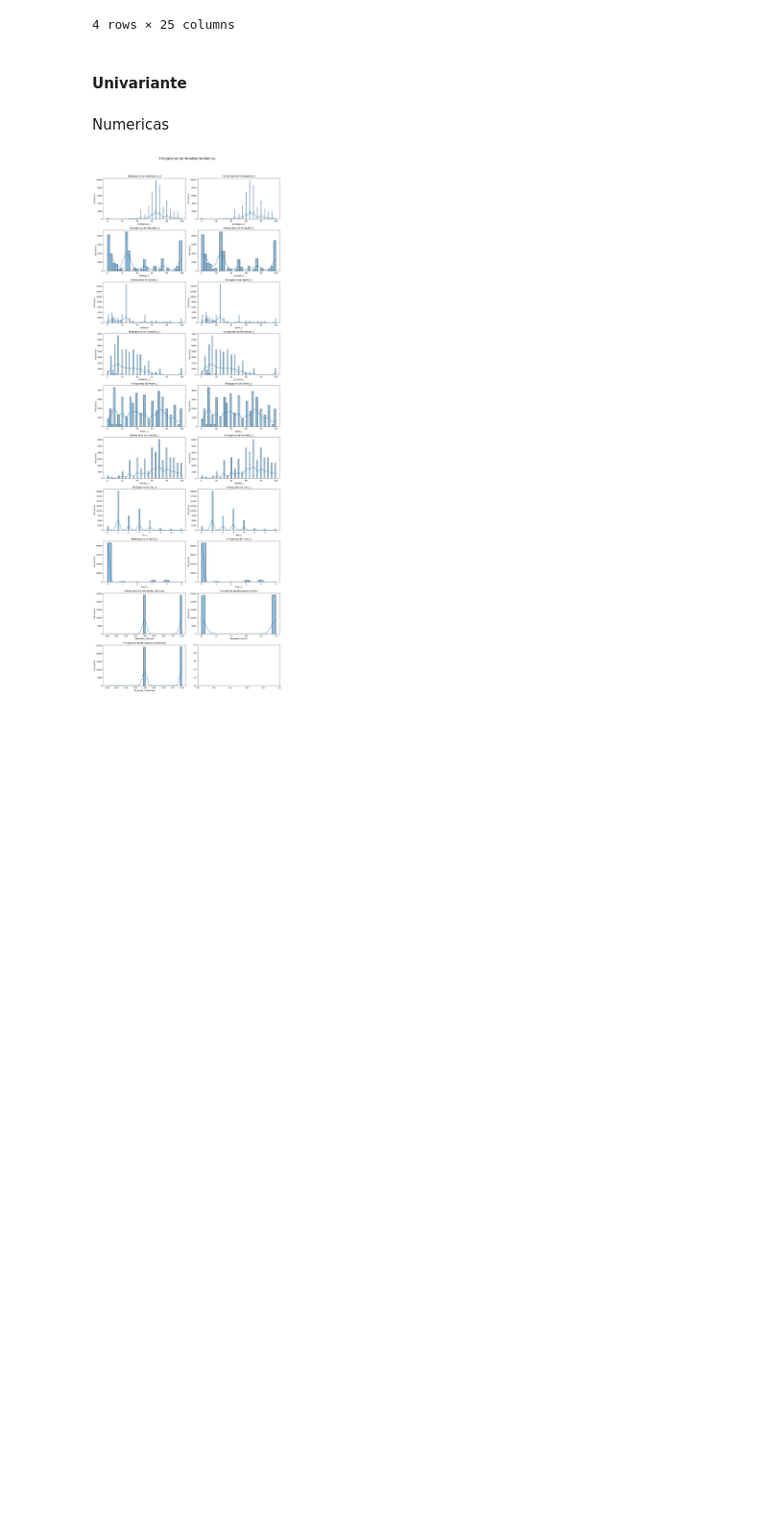
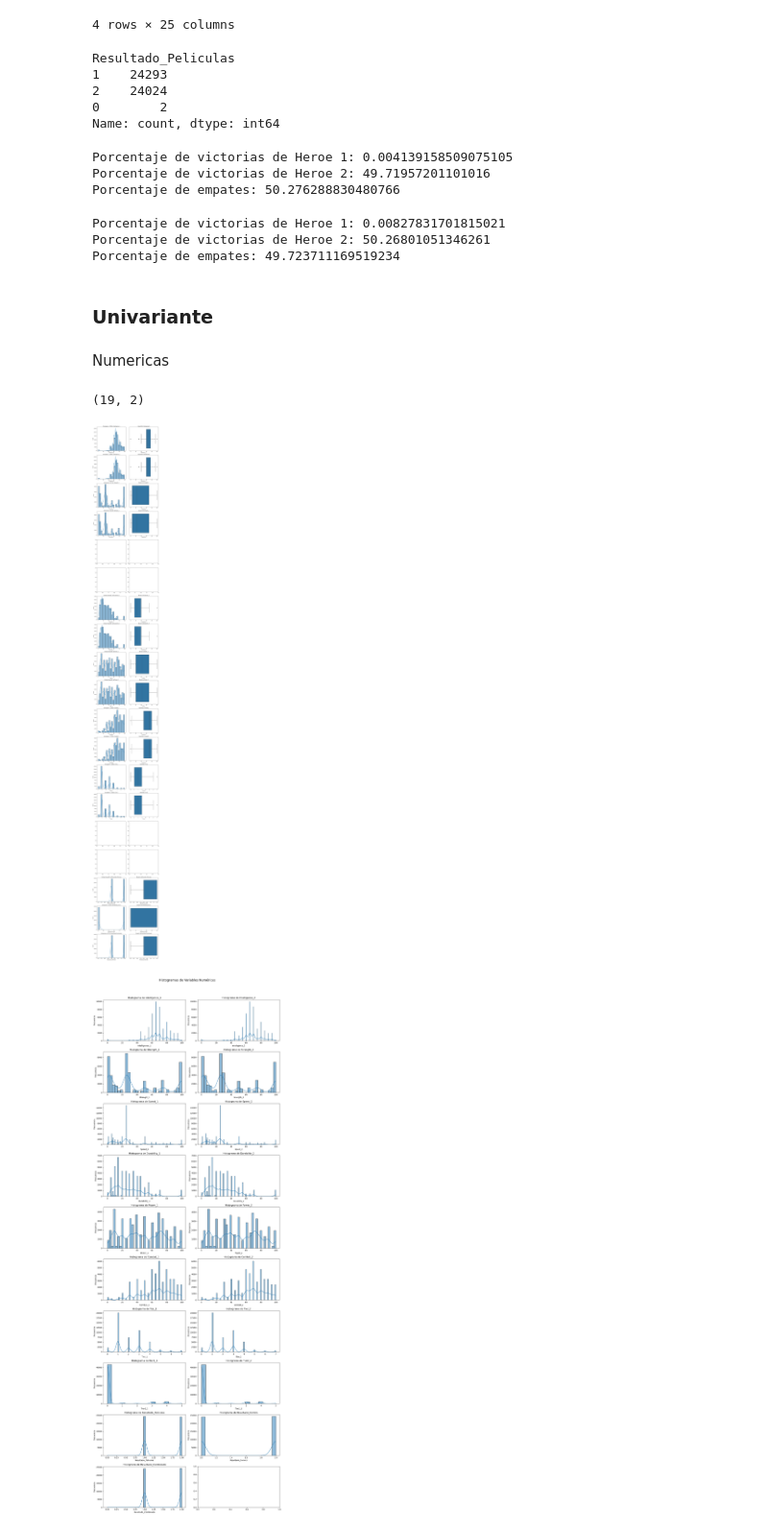
Before and after one commit to Lokhy87/Proyecto-Machine-Learning, a Jupyter notebook: EDA.ipynb, the cells around one changed output. Shown at 96% size. Cells and saved outputs as stored; diff of their text form; code cells hidden in the pictures; blank space fills up the shorter version.

```diff
--- a/EDA.ipynb
+++ b/EDA.ipynb
@@ -189,10 +197,55 @@ tb.describe_df(df_comics_pelis)
 cat_var = ['Heroe 1', 'Universe_1', 'Superpowers_1', 'Heroe 2', 'Universe_2', 'Superpowers_2']
 num_var = ['Intelligence_1', 'Intelligence_2','Strength_1', 'Strength_2', 'Speed_1', 'Speed_2','Durability_1', 'Durability_2', 'Power_1', 'Power_2','Combat_1', 'Combat_2','Tier_1', 'Tier_2',
            'Tier2_1', 'Tier2_2' ,'Resultado_Peliculas', 'Resultado_Comics', 'Resultado_Combinado']
+# %%
+# Contar el número de cada resultado
+resultado_counts = df_comics_pelis['Resultado_Peliculas'].value_counts()
+resultado_counts
+# %% [output]
+Resultado_Peliculas
+1    24293
+2    24024
+0        2
+Name: count, dtype: int64
+# %%
+
+# Calcular el porcentaje de cada resultado
+total = resultado_counts.sum()
+percentages = (resultado_counts / total) * 100
+
+# Mostrar los resultados
+print("Porcentaje de victorias de Heroe 1:", percentages.get(0, 0))
+print("Porcentaje de victorias de Heroe 2:", percentages.get(2, 0))
+print("Porcentaje de empates:", percentages.get(1, 0))
+# %% [output]
+Porcentaje de victorias de Heroe 1: 0.004139158509075105
+Porcentaje de victorias de Heroe 2: 49.71957201101016
+Porcentaje de empates: 50.276288830480766
+# %%
+# Contar el número de cada resultado
+resultado_counts = df_comics_pelis['Resultado_Combinado'].value_counts()
+
+# Calcular el porcentaje de cada resultado
+total = resultado_counts.sum()
+percentages = (resultado_counts / total) * 100
+
+# Mostrar los resultados
+print("Porcentaje de victorias de Heroe 1:", percentages.get(0, 0))
+print("Porcentaje de victorias de Heroe 2:", percentages.get(2, 0))
+print("Porcentaje de empates:", percentages.get(1, 0))
+# %% [output]
+Porcentaje de victorias de Heroe 1: 0.00827831701815021
+Porcentaje de victorias de Heroe 2: 50.26801051346261
+Porcentaje de empates: 49.723711169519234
 # %% [markdown]
-#### Univariante
+### Univariante
 # %% [markdown]
 Numericas
+# %%
+bt.plot_combined_graphs(df_comics_pelis, columns= num_var, bins = 20)
+# %% [output]
+(19, 2)
+[figure, added]
 # %%
 # Plot histogramas con variables numericas
 fig, axes = plt.subplots(10, 2, figsize=(14, 40))
```
Also changed, not shown: parts of 10 cells of this notebook, 1 other file.
